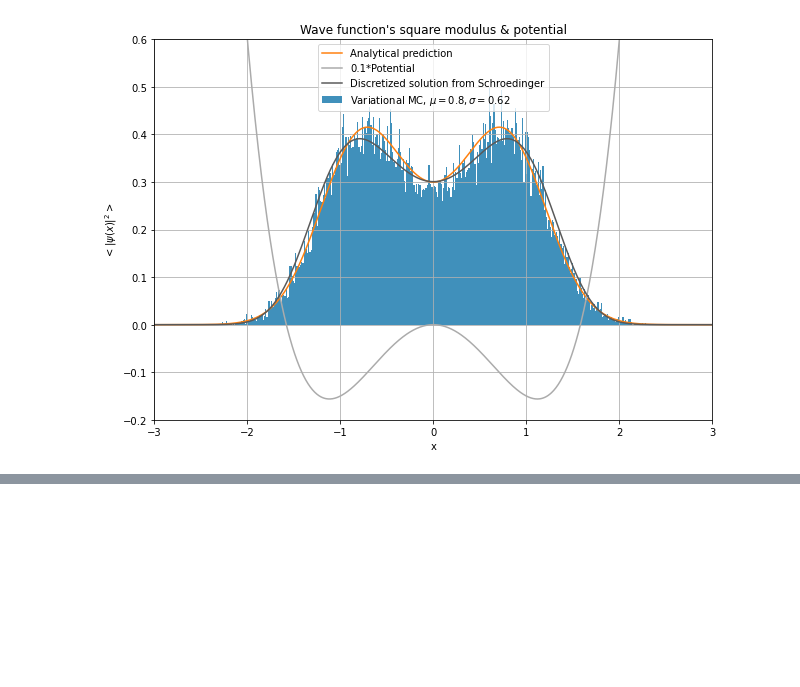
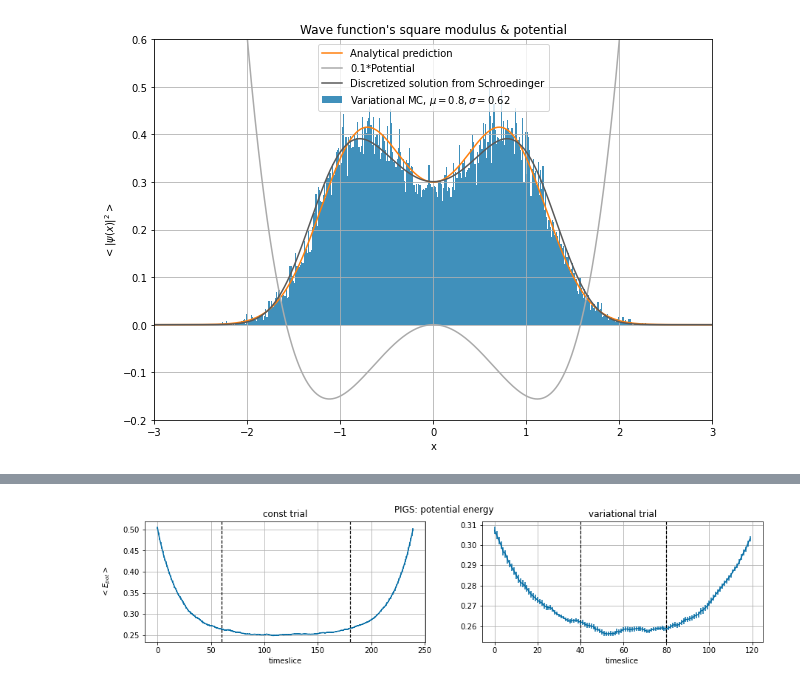
Before and after one commit to pyros-cyber/lsn, a Jupyter notebook: exercise08/exercise08.ipynb, the cells around one changed output, grey strips where cells are left out. Drawn from its saved outputs; the diff is of its cells as text; code cells hidden in the pictures; blank space fills up the shorter version.

```diff
--- a/exercise08/exercise08.ipynb
+++ b/exercise08/exercise08.ipynb
@@ -189,0 +243,18 @@ plt.show()
+# %%
+def img_evol(plot,howMany,xline,color):
+    fig,ax=plt.subplots(figsize=(15,3))
+    for i in range(2):
+        plt.subplot(1,2,i+1)
+        for j in range(howMany):
+            plt.errorbar(plot[i+2*j]['time'],plot[i+2*j]['res'],yerr=plot[i+2*j]['err'])
+            for k in [2*i+4*j,2*i+4*j+1]: plt.axvline(x=xline[k],color=color[j],linewidth=1.2,linestyle='--')
+        plt.xlabel(r'timeslice')
+        if i==0: plt.ylabel('$<E_{pot}>$',labelpad=15)
+        plt.grid(True)
+        plt.title(trial_type[i])
+    plt.suptitle("PIGS: potential energy")
+    plt.show()
+
+img_evol(PIGS,1,(60,180,40,80),'k')
+# %% [output]
+[figure, added]
```
Also changed, not shown: parts of 6 cells of this notebook, 19 other files.
